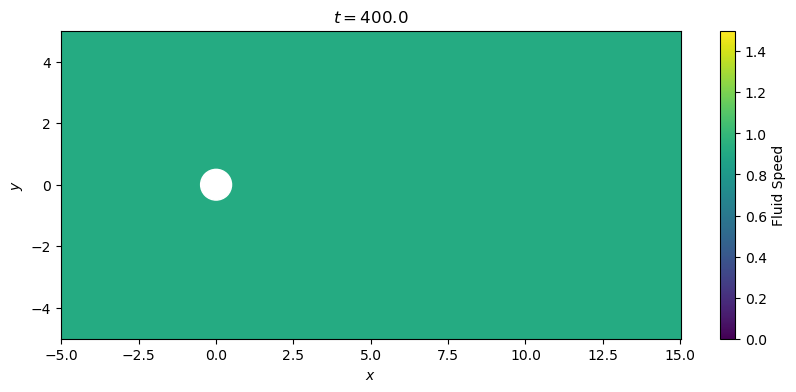
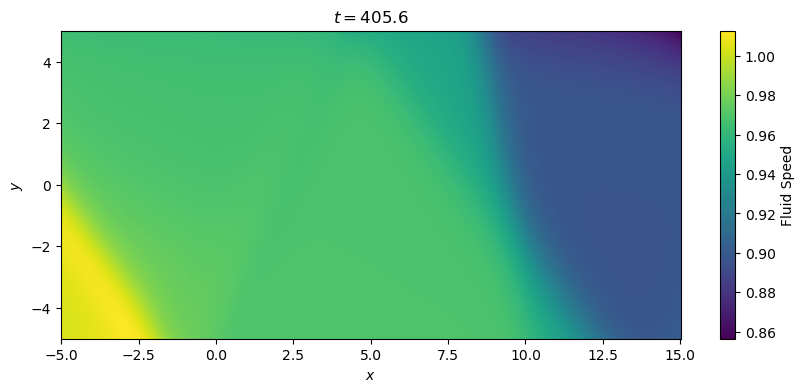
Unified diff of the notebook cell whose output changed from the first chart to the second:
--- before
+++ after
@@ -33,13 +33,13 @@
 
 # Computing speed grid (initial time),
-speed_grid, t_snap, X_grid, Y_grid = compute_speed_grid(u_pred, v_pred, p_pred, x, y, t, time_idx=0)
+speed_grid, t_snap, X_grid, Y_grid = compute_speed_grid(u_pred, v_pred, p_pred, x, y, t, time_idx=56, grid_res=(500, 500))
 
 # Creating patch for the cylinder,
-cylinder = plt.Circle(xy=(0, 0), radius=0.5, color="white")
+#cylinder = plt.Circle(xy=(0, 0), radius=0.5, color="white")
 
 # Plotting,
 fig, ax = plt.subplots(figsize=(10, 4))
-pcm = ax.pcolormesh(X_grid, Y_grid, speed_grid, shading="auto", cmap="viridis", vmin=0, vmax=1.5)
-ax.add_patch(cylinder)
+pcm = ax.pcolormesh(X_grid, Y_grid, speed_grid, shading="auto", cmap="viridis")
+#ax.add_patch(cylinder)
 fig.colorbar(pcm, ax=ax, label="Fluid Speed")
 ax.set_xlabel("$x$")

Commit: pinn does not want to converge to a solution.